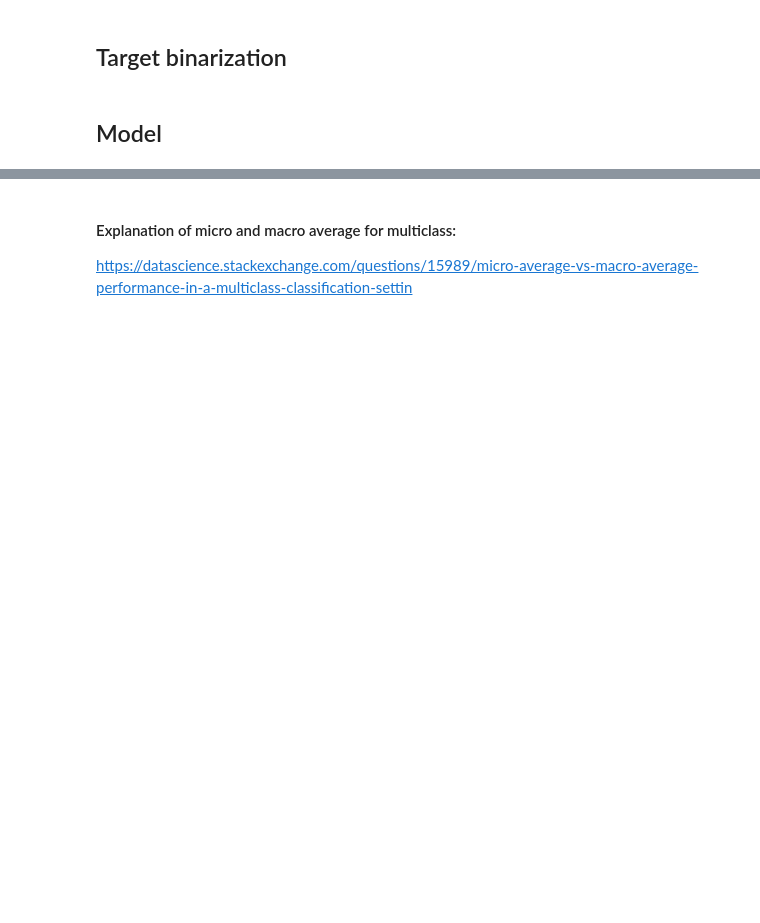
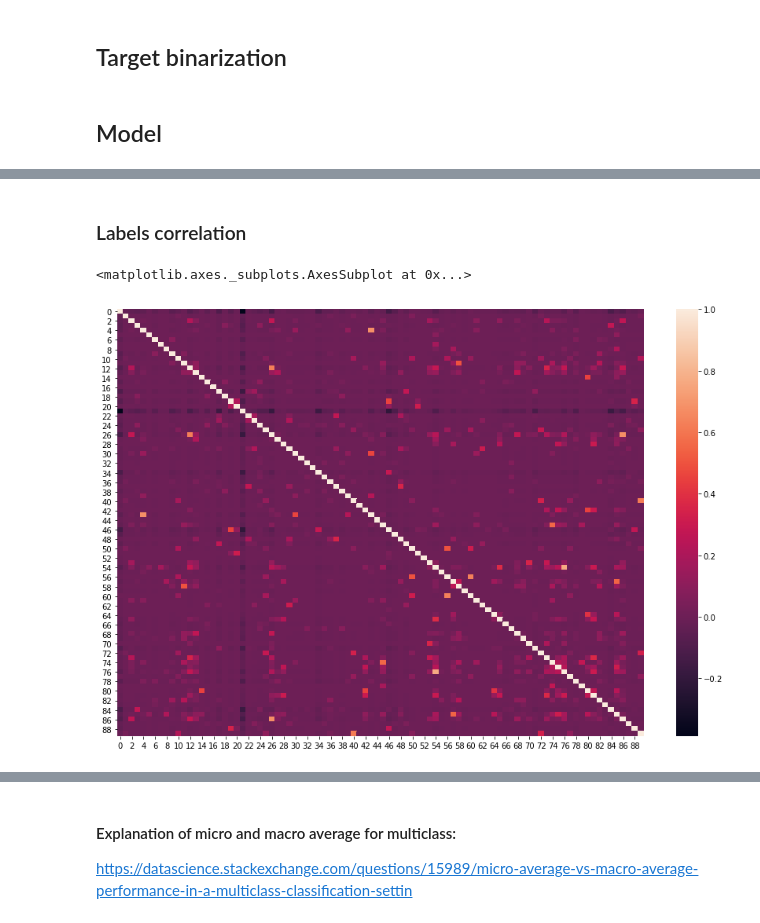
Before and after one commit to Przax/BootcampProject, a Jupyter notebook: BootcampProject_main.ipynb, the cells around one changed output, grey strips where cells are left out. Saved outputs shown, nothing was run; the diff lists cells and outputs as text; code cells hidden in the pictures; blank space fills up the shorter version.

```diff
--- a/BootcampProject_main.ipynb
+++ b/BootcampProject_main.ipynb
@@ -345,7 +505,7 @@ ax.set(xlim=(-10, 200), ylim=(0, 1),
 from sklearn.preprocessing import MultiLabelBinarizer
 
 mlb = MultiLabelBinarizer()
-train_labels = mlb.fit_transform(y_train)
-test_labels = mlb.transform(y_test)
+y_train = mlb.fit_transform(y_train_raw)
+y_test = mlb.transform(y_test_raw)
 # %% [markdown]
 ## Model
@@ -404,0 +627,17 @@ scores
+# %%
+pipe = Pipeline(steps=[
+    ('vectorizer',  TfidfVectorizer(min_df=min_df, max_df=max_df)),
+    ('clf', KNeighborsClassifier())
+])
+
+param_grid = {
+    'clf__n_neighbors': [3,5,7,9,11],
+    'clf__weights': ['uniform', 'distance']
+}
+
+grid_kNN_tfidf = GridSearchCV(pipe, param_grid, cv=5, n_jobs=-1, return_train_score=True, verbose=1)
+grid_kNN_tfidf.fit(X_train, y_train)
+
+print(f"Best params: {grid_kNN_tfidf.best_params_}")
+print(f"Train accuracy: {grid_kNN_tfidf.score(X_train, y_train)}")
+print(f"Test accuracy: {grid_kNN_tfidf.score(X_test, y_test)}")
@@ -404,0 +671,16 @@ scores
+# %%
+pipe = Pipeline(steps=[
+    ('vectorizer',  TfidfVectorizer(min_df=min_df, max_df=max_df)),
+    ('clf', OneVsRestClassifier(LinearSVC(max_iter = 10000)))
+])
+
+param_grid = {
+     'clf__estimator__C': [0.1, 1, 10]
+}
+
+grid_LinSVC_tfidf = GridSearchCV(pipe, param_grid, cv=5, n_jobs=-1, return_train_score=True, verbose=1)
+grid_LinSVC_tfidf.fit(X_train, y_train)
+
+print(f"Best params: {grid_LinSVC_tfidf.best_params_}")
+print(f"Train accuracy: {grid_LinSVC_tfidf.score(X_train, y_train)}")
+print(f"Test accuracy: {grid_LinSVC_tfidf.score(X_test, y_test)}")
@@ -404,0 +707,8 @@ scores
+# %% [markdown]
+### Labels correlation
+# %%
+plt.figure(figsize = (15,10))
+sns.heatmap(pd.DataFrame(y_train).corr())
+# %% [output]
+<matplotlib.axes._subplots.AxesSubplot at 0x...>
+[figure, added]
```
Also changed, not shown: parts of 155 cells of this notebook.
